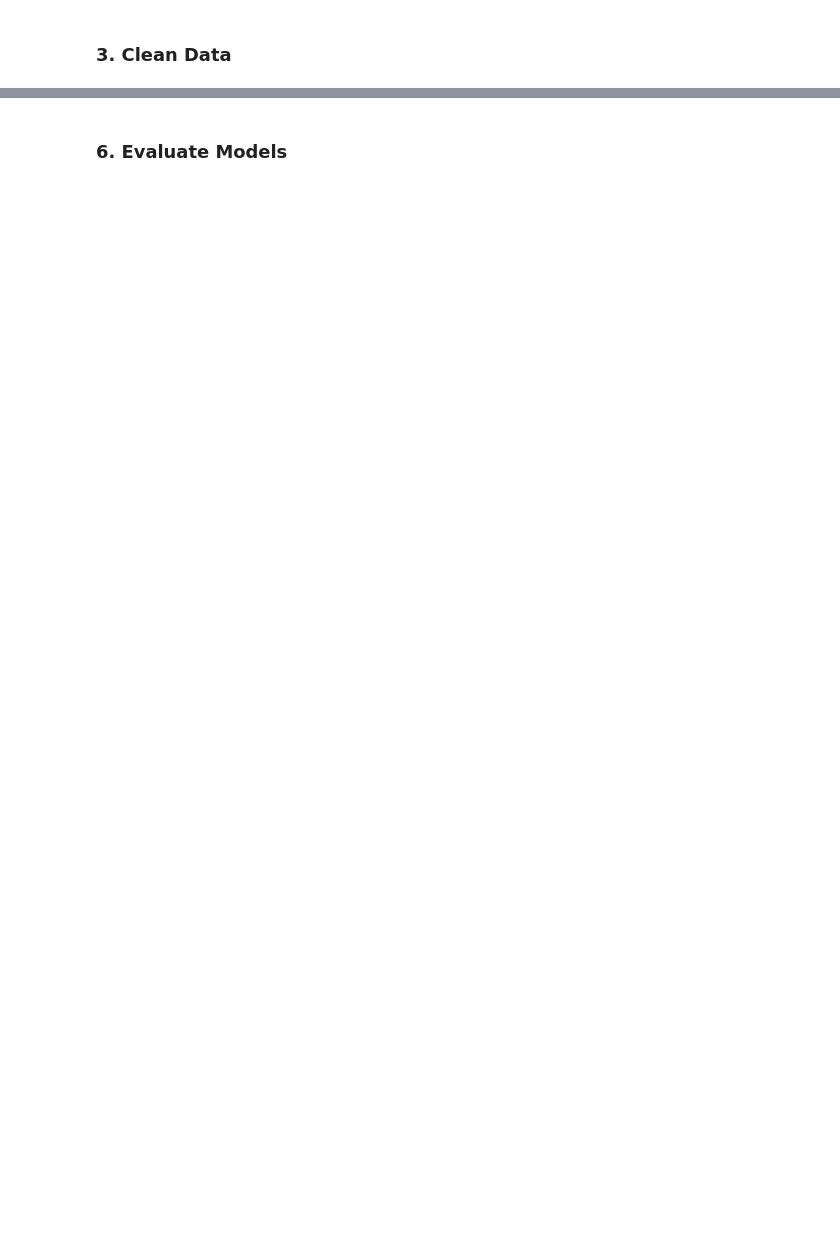
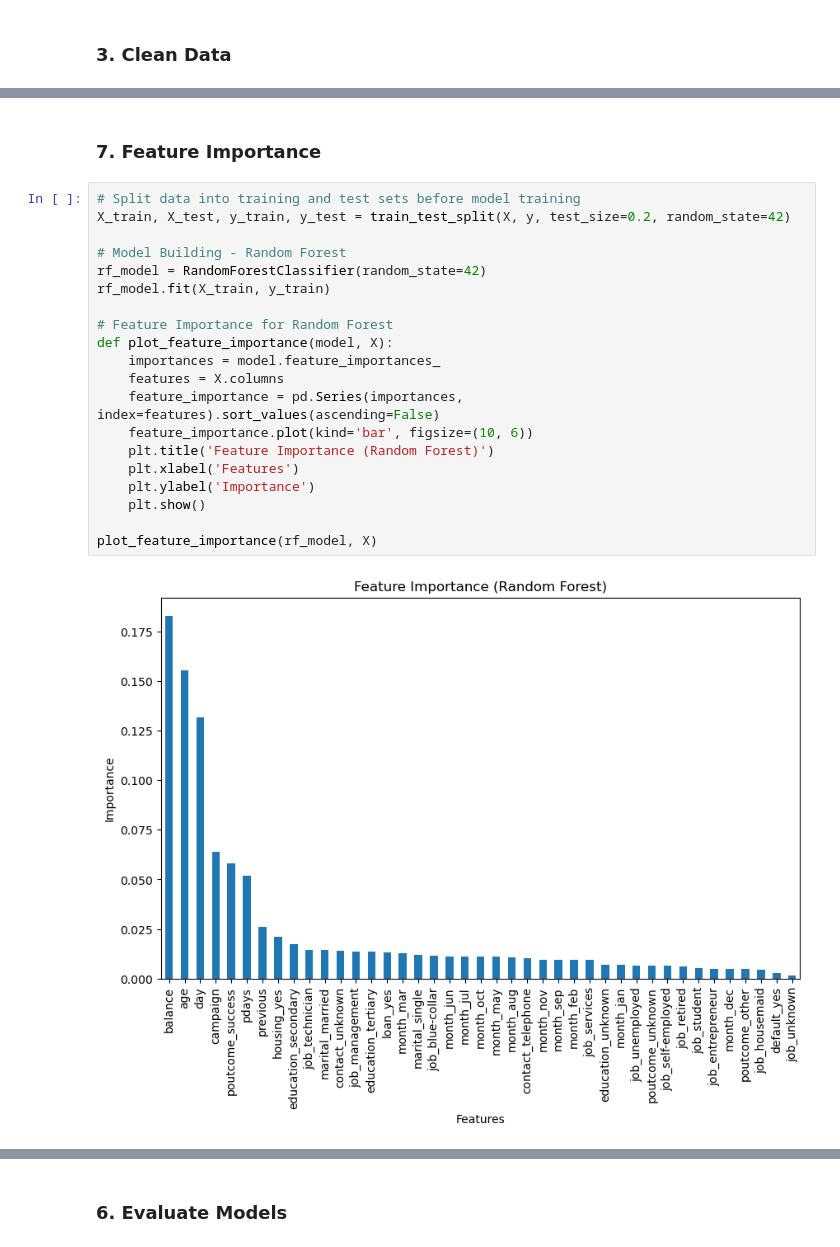
Before and after one commit to MiltonGreat/Bank-Marketing, a Jupyter notebook: Bank Marketing Campaign Analysis.ipynb, the cells around one changed output, grey strips where cells are left out. Cells and saved outputs as stored; diff of their text form; blank space fills up the shorter version.

```diff
--- a/Bank Marketing Campaign Analysis.ipynb
+++ b/Bank Marketing Campaign Analysis.ipynb
@@ -83,0 +200,24 @@ XGBClassifier(base_score=None, booster=None, callbacks=None,
+# %% [markdown]
+### 7. Feature Importance
+# %%
+# Split data into training and test sets before model training
+X_train, X_test, y_train, y_test = train_test_split(X, y, test_size=0.2, random_state=42)
+
+# Model Building - Random Forest
+rf_model = RandomForestClassifier(random_state=42)
+rf_model.fit(X_train, y_train)
+
+# Feature Importance for Random Forest
+def plot_feature_importance(model, X):
+    importances = model.feature_importances_
+    features = X.columns
+    feature_importance = pd.Series(importances, index=features).sort_values(ascending=False)
+    feature_importance.plot(kind='bar', figsize=(10, 6))
+    plt.title('Feature Importance (Random Forest)')
+    plt.xlabel('Features')
+    plt.ylabel('Importance')
+    plt.show()
+
+plot_feature_importance(rf_model, X)
+# %% [output]
+[figure, added]
```
Also changed, not shown: parts of 19 cells of this notebook.
